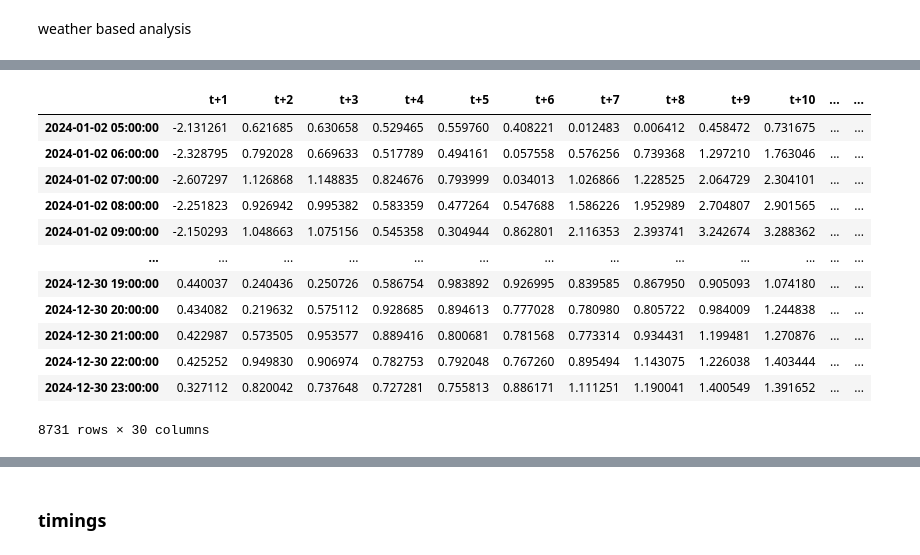
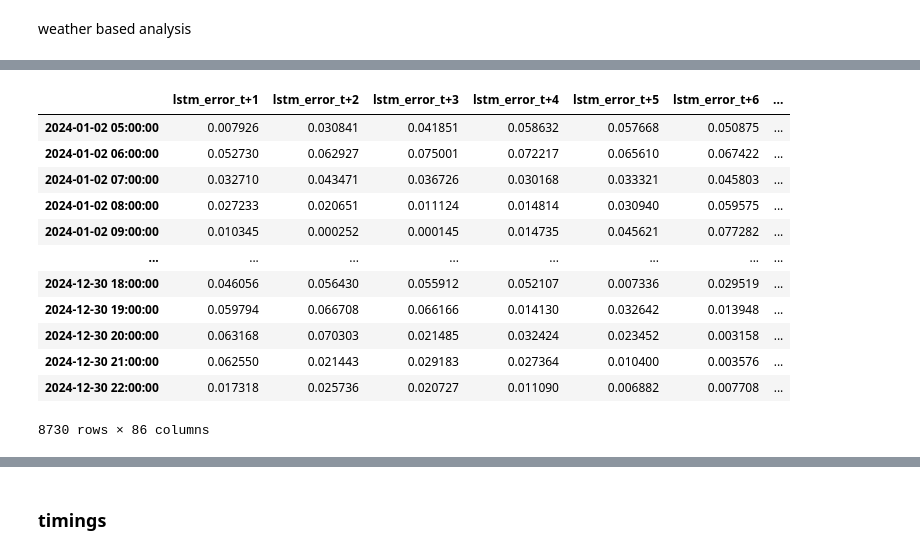
Before and after one commit to valentin-17/epf, a Jupyter notebook: notebooks/other_data_viz.ipynb, the cells around one changed output, grey strips where cells are left out. Saved outputs shown, nothing was run; the diff lists cells and outputs as text; code cells hidden in the pictures.

```diff
--- a/notebooks/other_data_viz.ipynb
+++ b/notebooks/other_data_viz.ipynb
@@ -494,19 +606,17 @@ weather_df
-# %%
-df_errors.columns = [col.split('_')[-1] for col in df_errors.columns]
-data = df_errors.join(weather_df, how='inner')
-data
-# %% [output]
-|  | t+1 | t+2 | t+3 | t+4 | t+5 | t+6 | t+7 | t+8 | t+9 | t+10 | ... | ... |
-| 2024-01-02 05:00:00 | -2.131261 | 0.621685 | 0.630658 | 0.529465 | 0.559760 | 0.408221 | 0.012483 | 0.006412 | 0.458472 | 0.731675 | ... | ... |
-| 2024-01-02 06:00:00 | -2.328795 | 0.792028 | 0.669633 | 0.517789 | 0.494161 | 0.057558 | 0.576256 | 0.739368 | 1.297210 | 1.763046 | ... | ... |
-| 2024-01-02 07:00:00 | -2.607297 | 1.126868 | 1.148835 | 0.824676 | 0.793999 | 0.034013 | 1.026866 | 1.228525 | 2.064729 | 2.304101 | ... | ... |
-| 2024-01-02 08:00:00 | -2.251823 | 0.926942 | 0.995382 | 0.583359 | 0.477264 | 0.547688 | 1.586226 | 1.952989 | 2.704807 | 2.901565 | ... | ... |
-| 2024-01-02 09:00:00 | -2.150293 | 1.048663 | 1.075156 | 0.545358 | 0.304944 | 0.862801 | 2.116353 | 2.393741 | 3.242674 | 3.288362 | ... | ... |
-| ... | ... | ... | ... | ... | ... | ... | ... | ... | ... | ... | ... | ... |
-| 2024-12-30 19:00:00 | 0.440037 | 0.240436 | 0.250726 | 0.586754 | 0.983892 | 0.926995 | 0.839585 | 0.867950 | 0.905093 | 1.074180 | ... | ... |
-| 2024-12-30 20:00:00 | 0.434082 | 0.219632 | 0.575112 | 0.928685 | 0.894613 | 0.777028 | 0.780980 | 0.805722 | 0.984009 | 1.244838 | ... | ... |
-| 2024-12-30 21:00:00 | 0.422987 | 0.573505 | 0.953577 | 0.889416 | 0.800681 | 0.781568 | 0.773314 | 0.934431 | 1.199481 | 1.270876 | ... | ... |
-| 2024-12-30 22:00:00 | 0.425252 | 0.949830 | 0.906974 | 0.782753 | 0.792048 | 0.767260 | 0.895494 | 1.143075 | 1.226038 | 1.403444 | ... | ... |
-| 2024-12-30 23:00:00 | 0.327112 | 0.820042 | 0.737648 | 0.727281 | 0.755813 | 0.886171 | 1.111251 | 1.190041 | 1.400549 | 1.391652 | ... | ... |
-8731 rows × 30 columns
+# %%
+extended_df = df.join(weather_df, how='inner')
+# %% [output]
+|  | lstm_error_t+1 | lstm_error_t+2 | lstm_error_t+3 | lstm_error_t+4 | lstm_error_t+5 | lstm_error_t+6 | ... |
+| 2024-01-02 05:00:00 | 0.007926 | 0.030841 | 0.041851 | 0.058632 | 0.057668 | 0.050875 | ... |
+| 2024-01-02 06:00:00 | 0.052730 | 0.062927 | 0.075001 | 0.072217 | 0.065610 | 0.067422 | ... |
+| 2024-01-02 07:00:00 | 0.032710 | 0.043471 | 0.036726 | 0.030168 | 0.033321 | 0.045803 | ... |
+| 2024-01-02 08:00:00 | 0.027233 | 0.020651 | 0.011124 | 0.014814 | 0.030940 | 0.059575 | ... |
+| 2024-01-02 09:00:00 | 0.010345 | 0.000252 | 0.000145 | 0.014735 | 0.045621 | 0.077282 | ... |
+| ... | ... | ... | ... | ... | ... | ... | ... |
+| 2024-12-30 18:00:00 | 0.046056 | 0.056430 | 0.055912 | 0.052107 | 0.007336 | 0.029519 | ... |
+| 2024-12-30 19:00:00 | 0.059794 | 0.066708 | 0.066166 | 0.014130 | 0.032642 | 0.013948 | ... |
+| 2024-12-30 20:00:00 | 0.063168 | 0.070303 | 0.021485 | 0.032424 | 0.023452 | 0.003158 | ... |
+| 2024-12-30 21:00:00 | 0.062550 | 0.021443 | 0.029183 | 0.027364 | 0.010400 | 0.003576 | ... |
+| 2024-12-30 22:00:00 | 0.017318 | 0.025736 | 0.020727 | 0.011090 | 0.006882 | 0.007708 | ... |
+8730 rows × 86 columns
 # %%
```
Also changed, not shown: parts of 14 cells of this notebook, 16 other files.
